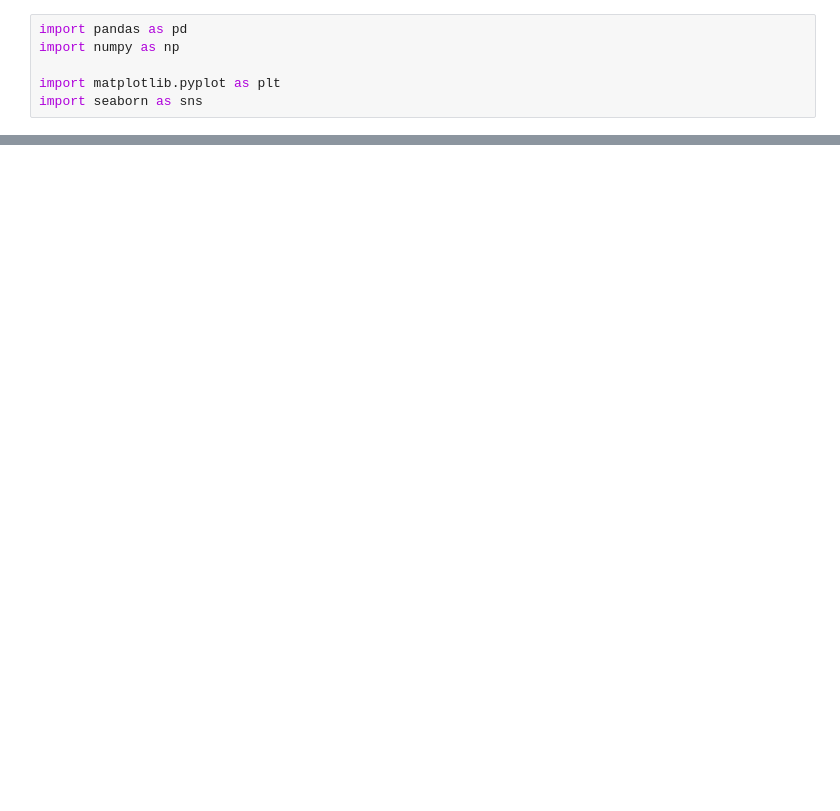
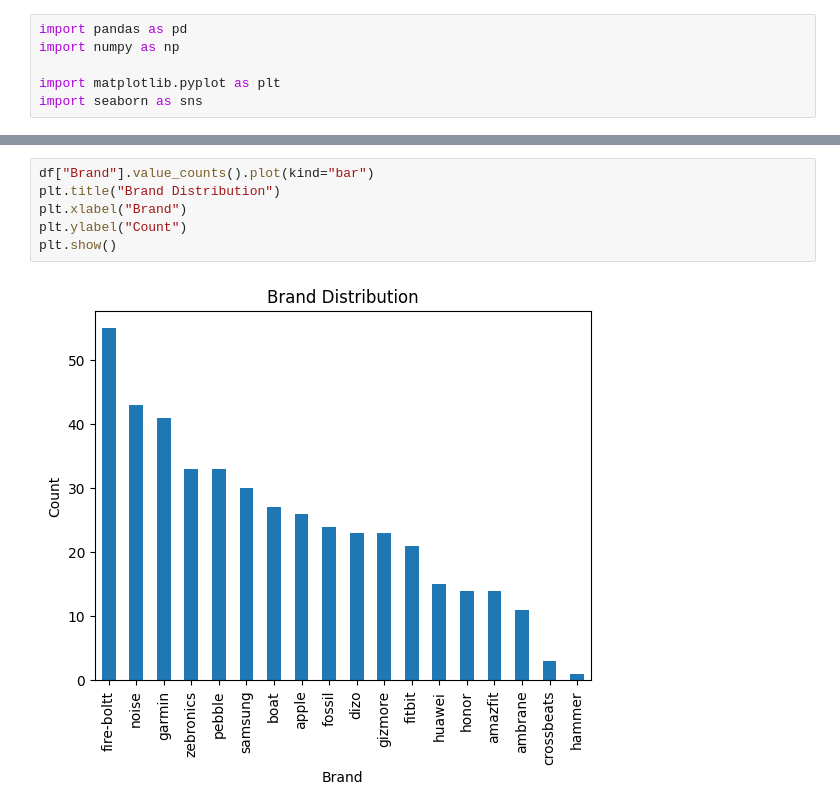
Before and after one commit to kushneek/smartwatch-rating-prediction, a Jupyter notebook: EDA.ipynb, the cells around one changed output, grey strips where cells are left out. Drawn from its saved outputs; the diff is of its cells as text; blank space fills up the shorter version.

```diff
--- a/EDA.ipynb
+++ b/EDA.ipynb
@@ -24,0 +64,8 @@ df.describe(include=object)
+# %%
+df["Brand"].value_counts().plot(kind="bar")
+plt.title("Brand Distribution")
+plt.xlabel("Brand")
+plt.ylabel("Count")
+plt.show()
+# %% [output]
+[figure, added]
```
Also changed, not shown: parts of 26 cells of this notebook.
